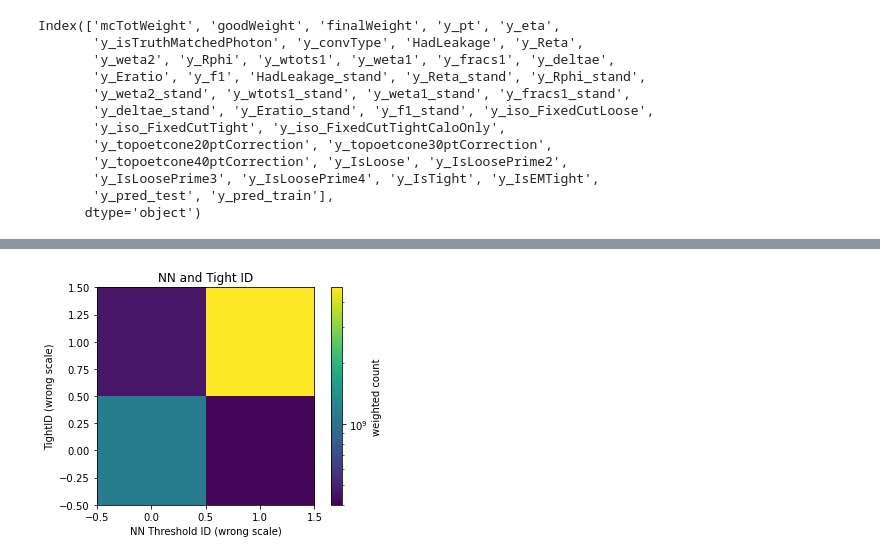
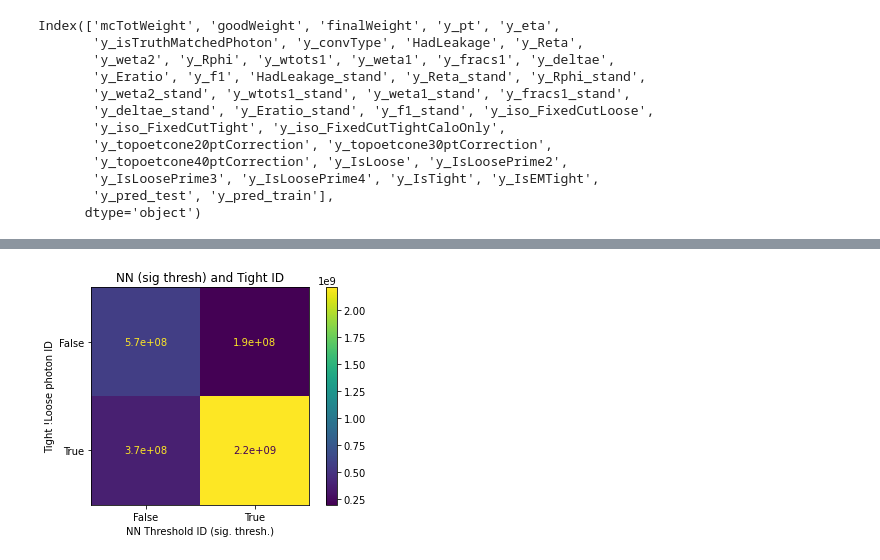
Before and after one commit to kyranks/photon-study, a Jupyter notebook: 14MoreExploringAfterNN_ROCandPlots.ipynb, the cells around one changed output, grey strips where cells are left out. Cells and saved outputs as stored; diff of their text form; code cells hidden in the pictures.

```diff
--- a/14MoreExploringAfterNN_ROCandPlots.ipynb
+++ b/14MoreExploringAfterNN_ROCandPlots.ipynb
@@ -28,10 +28,10 @@ import atlasplots as ap
 %matplotlib inline
 # %%
 version = 'full_v02'
-conv = 'conv'
-size = '1mil'
-first = 1000000   #first ____ events that were used for training. should = size
-stand = True
+conv = 'unconv'
+size = '.5mil'
+first = 500000   #first ____ events that were used for training. should = size
+stand = False
 weightstr = 'finalWeight'
 
 #-------------------------------------------------------------------------------------------------------------
@@ -372,28 +384,43 @@ array([ True,  True,  True, ...,  True, False,  True])
 # %%
 ## do four bin 2dhistogram
 #separate by sig/bkg?
 
-##  NN vs tight ID
+##  NN (sig thresh) vs tight ID
 
 loose = df_all.y_IsLoose.ravel()
 
+weight = df_all.finalWeight.ravel()[loose]
+
 x = df_all.y_pred_test.ravel() > sig_thresh
 x = x[loose]*1
-y = df_all.y_IsTight[loose]
+y = df_all.y_IsTight[loose]*1
 
-heatmap, xedges, yedges = np.histogram2d(x, y, bins=[2,2], weights=df_all.finalWeight.ravel()[loose])
-extent = [xedges[0], xedges[-1], yedges[0], yedges[-1]]
+# heatmap, xedges, yedges = np.histogram2d(x, y, bins=[2,2], weights=df_all.finalWeight.ravel()[loose])
+# extent = [xedges[0], xedges[-1], yedges[0], yedges[-1]]
 
-plt.clf()
-plt.imshow(heatmap.T, origin='lower', norm=colors.LogNorm(vmin=4e8))#,extent=extent)
+# plt.clf()
+# plt.imshow(heatmap.T, origin='lower')#, norm=colors.LogNorm(vmin=4e8))#,extent=extent)
 
-cb = plt.colorbar()
-cb.set_label('weighted count')
+# cb = plt.colorbar()
+# cb.set_label('weighted count')
 
-plt.title('NN and Tight ID')
-plt.xlabel('NN Threshold ID (wrong scale)')
-plt.ylabel('TightID (wrong scale)')
-plt.show()
+# plt.title('NN and Tight ID')
+# plt.xlabel('NN Threshold ID (wrong scale)')
+# plt.ylabel('TightID (wrong scale)')
+# plt.show()
+
+matrix = confusion_matrix(y, x,sample_weight=weight)  #first is y axis, second is x axis
+
+disp = ConfusionMatrixDisplay(confusion_matrix=matrix,display_labels=['False', 'True'])
+
+disp.plot()
+plt.ylabel('Tight !Loose photon ID')
+plt.xlabel('NN Threshold ID (sig. thresh.)')
+# plt.imshow(norm=colors.LogNorm())
+# cb=plt.colorbar()
+# cb.set_label('weighted count')
+plt.title('NN (sig thresh) and Tight ID')
+plt.savefig('plots/NN_TightID/'+version+conv+'_'+size+standstr+'_sigthresh.png',dpi=360,format='png')
 # %% [output]
-[figure, old version]
+[figure, new version]
 # %%
```
Also changed, not shown: parts of 27 cells of this notebook, 3 other files.
